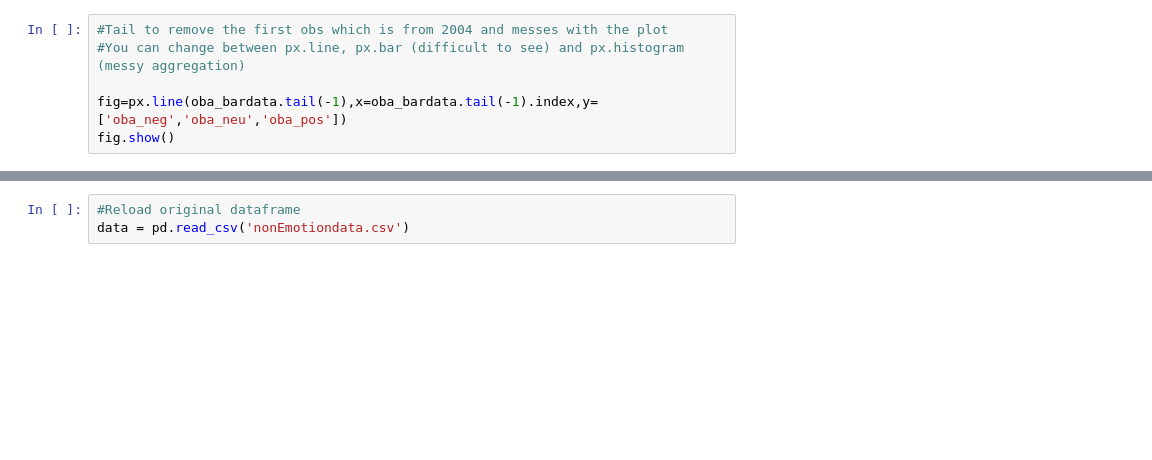
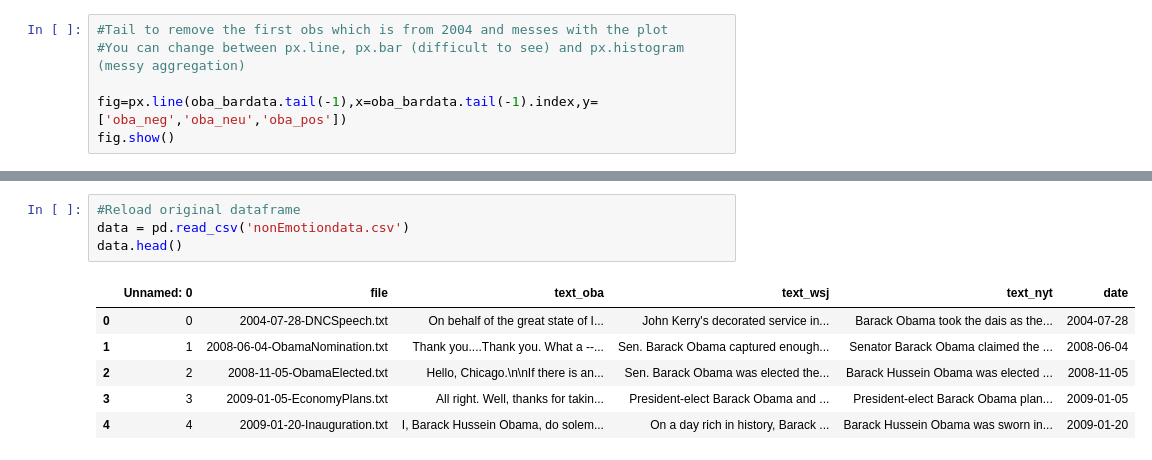
Before and after one commit to pday2/ObamaNLP, a Jupyter notebook: PosNegSentiment.ipynb, the cells around one changed output, grey strips where cells are left out. Drawn from its saved outputs; the diff is of its cells as text; blank space fills up the shorter version.

```diff
--- a/PosNegSentiment.ipynb
+++ b/PosNegSentiment.ipynb
@@ -103,3 +128,11 @@ fig.show()
 # %%
 #Reload original dataframe
 data = pd.read_csv('nonEmotiondata.csv')
+data.head()
+# %% [output]
+|  | Unnamed: 0 | file | text_oba | text_wsj | text_nyt | date |
+| 0 | 0 | 2004-07-28-DNCSpeech.txt | On behalf of the great state of I... | John Kerry's decorated service in... | Barack Obama took the dais as the... | 2004-07-28 |
+| 1 | 1 | 2008-06-04-ObamaNomination.txt | Thank you....Thank you. What a --... | Sen. Barack Obama captured enough... | Senator Barack Obama claimed the ... | 2008-06-04 |
+| 2 | 2 | 2008-11-05-ObamaElected.txt | Hello, Chicago.\n\nIf there is an... | Sen. Barack Obama was elected the... | Barack Hussein Obama was elected ... | 2008-11-05 |
+| 3 | 3 | 2009-01-05-EconomyPlans.txt | All right. Well, thanks for takin... | President-elect Barack Obama and ... | President-elect Barack Obama plan... | 2009-01-05 |
+| 4 | 4 | 2009-01-20-Inauguration.txt | I, Barack Hussein Obama, do solem... | On a day rich in history, Barack ... | Barack Hussein Obama was sworn in... | 2009-01-20 |
```
Also changed, not shown: parts of 16 cells of this notebook.
